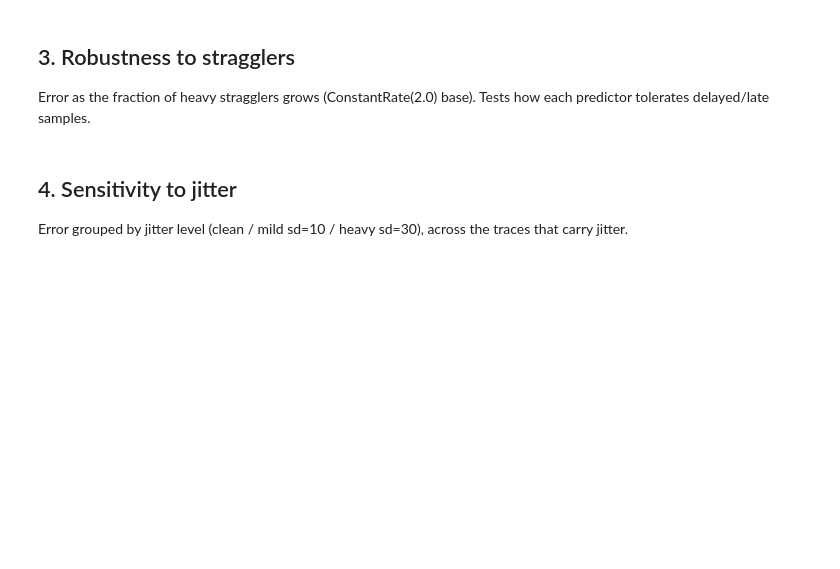
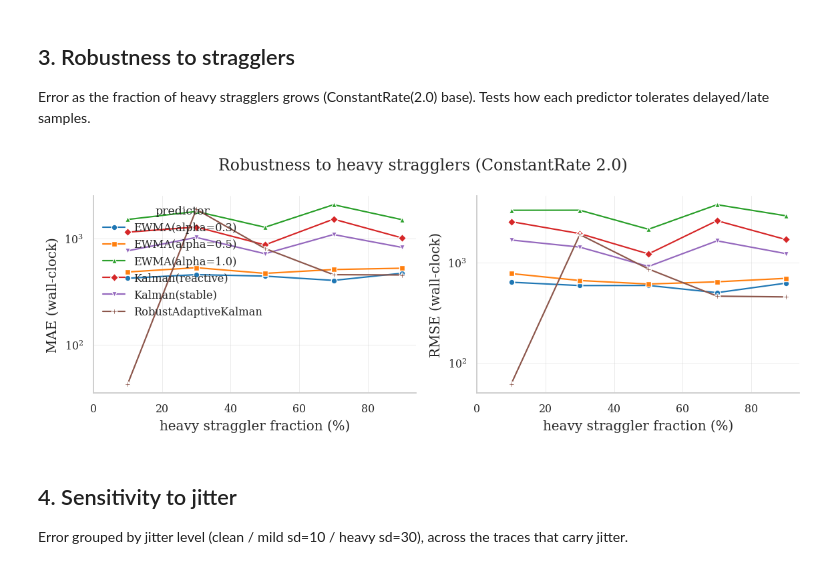
Before and after one commit to Watermark-Prediction-NES/nebulastream, a Jupyter notebook: scripts/benchmarking/watermark_predictor_benchmarks/plot_results.ipynb, the cells around one changed output. Cells and saved outputs as stored; diff of their text form; code cells hidden in the pictures; blank space fills up the shorter version.

```diff
--- a/scripts/benchmarking/watermark_predictor_benchmarks/plot_results.ipynb
+++ b/scripts/benchmarking/watermark_predictor_benchmarks/plot_results.ipynb
@@ -200,19 +238,20 @@ Error as the fraction of heavy stragglers grows (ConstantRate(2.0) base). Tests
 # %%
 strag = cell[cell['straggler_pct'].notna() & (cell['family'] == 'ConstantRate')].copy()
 fig, axes = plt.subplots(1, 2, figsize=(9, 3.4))
 for ax, (metric, label) in zip(axes, [('mae', 'MAE (wall-clock)'), ('rmse', 'RMSE (wall-clock)')]):
     sns.lineplot(strag, x='straggler_pct', y=metric, hue='predictor', hue_order=PREDICTOR_ORDER,
                  style='predictor', markers=MARKERS, dashes=False, palette=PALETTE, ax=ax)
     ax.set_xlabel('heavy straggler fraction (%)')
     ax.set_ylabel(label)
     ax.set_xlim(left=0)
-    ax.set_yscale('symlog')  # error grows steeply with straggler fraction; log keeps the low end legible
-    ax.set_ylim(bottom=0)
+    ax.set_yscale('log')  # strictly positive (no perfect predictions here) -> plain log
     ax.get_legend().remove()
 axes[0].legend(title='predictor', loc='upper left')
 fig.suptitle('Robustness to heavy stragglers (ConstantRate 2.0)')
 fig.tight_layout()
 plt.show()
+# %% [output]
+[figure, added]
 # %% [markdown]
 ## 4. Sensitivity to jitter
 Error grouped by jitter level (clean / mild sd=10 / heavy sd=30), across the traces that carry jitter.
```
Also changed, not shown: parts of 13 cells of this notebook, 3 other files.
